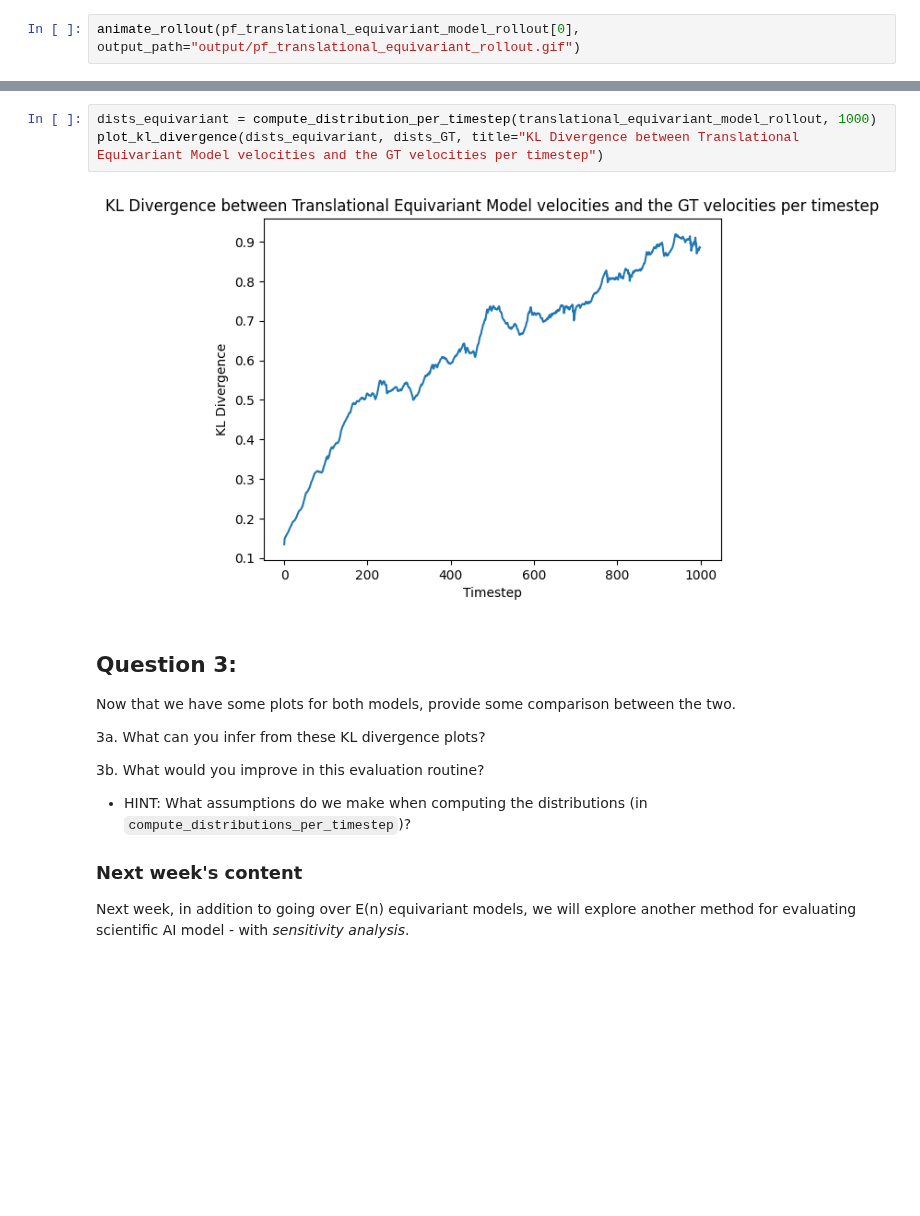
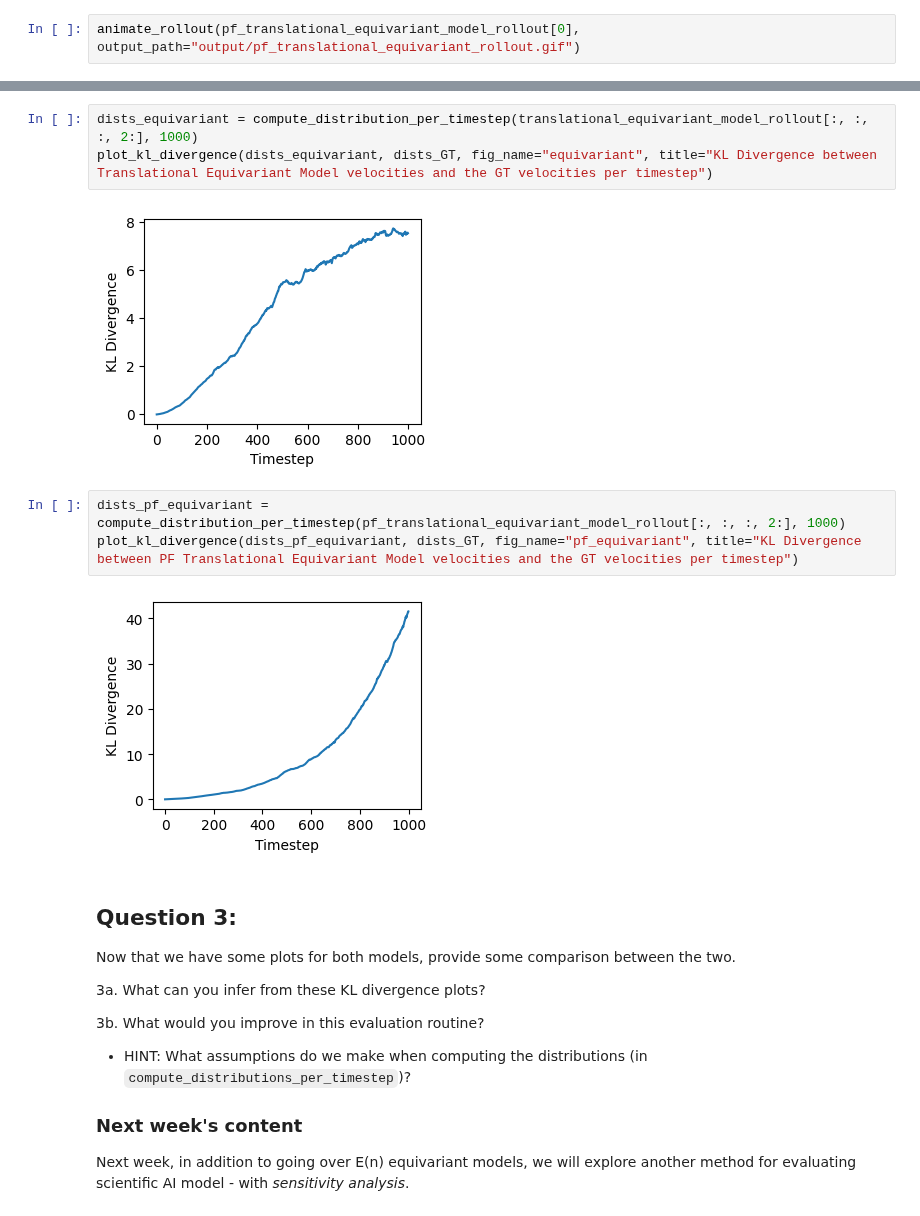
Before and after one commit to ATicklishTomato/atai-2025, a Jupyter notebook: practicals/boids/01_Autoregressive_Models.ipynb, the cells around one changed output, grey strips where cells are left out. Drawn from its saved outputs; the diff is of its cells as text; blank space fills up the shorter version.

```diff
--- a/practicals/boids/01_Autoregressive_Models.ipynb
+++ b/practicals/boids/01_Autoregressive_Models.ipynb
@@ -1255,8 +1340,13 @@ plot_kl_divergence(dists_AR_set, dists_GT, title="KL Divergence between AR Set M
 # %%
-dists_equivariant = compute_distribution_per_timestep(translational_equivariant_model_rollout, 1000)
-plot_kl_divergence(dists_equivariant, dists_GT, title="KL Divergence between Translational Equivariant Model velocities and the GT velocities per timestep")
+dists_equivariant = compute_distribution_per_timestep(translational_equivariant_model_rollout[:, :, :, 2:], 1000)
+plot_kl_divergence(dists_equivariant, dists_GT, fig_name="equivariant", title="KL Divergence between Translational Equivariant Model velocities and the GT velocities per timestep")
 # %% [output]
-[figure, old version]
+[figure, new version]
+# %%
+dists_pf_equivariant = compute_distribution_per_timestep(pf_translational_equivariant_model_rollout[:, :, :, 2:], 1000)
+plot_kl_divergence(dists_pf_equivariant, dists_GT, fig_name="pf_equivariant", title="KL Divergence between PF Translational Equivariant Model velocities and the GT velocities per timestep")
+# %% [output]
+[figure, added]
 # %% [markdown]
 ## Question 3:
 Now that we have some plots for both models, provide some comparison between the two.
```
Also changed, not shown: parts of 10 cells of this notebook.
